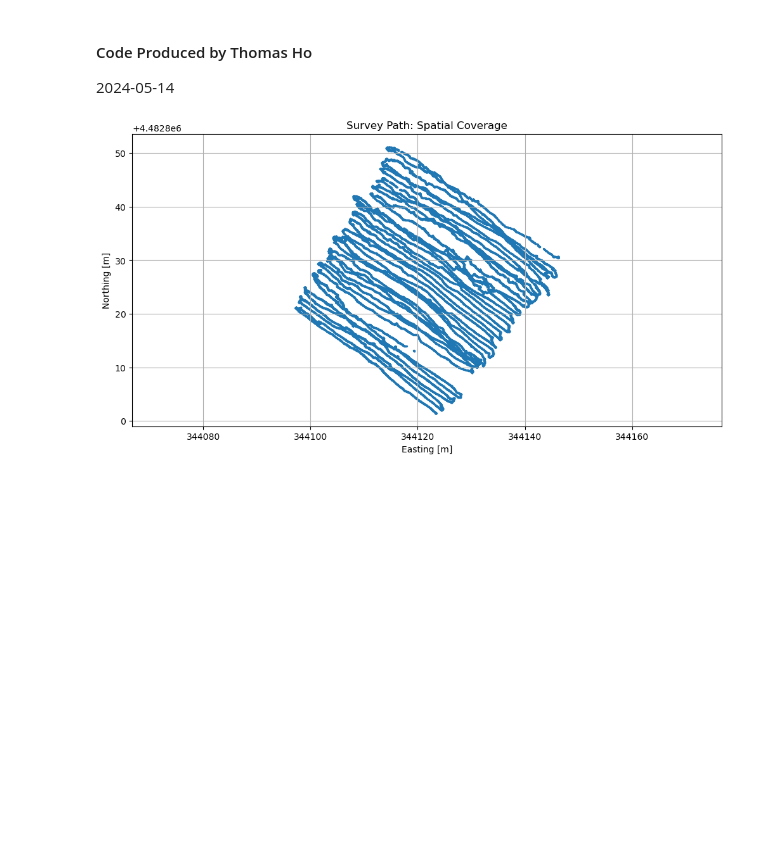
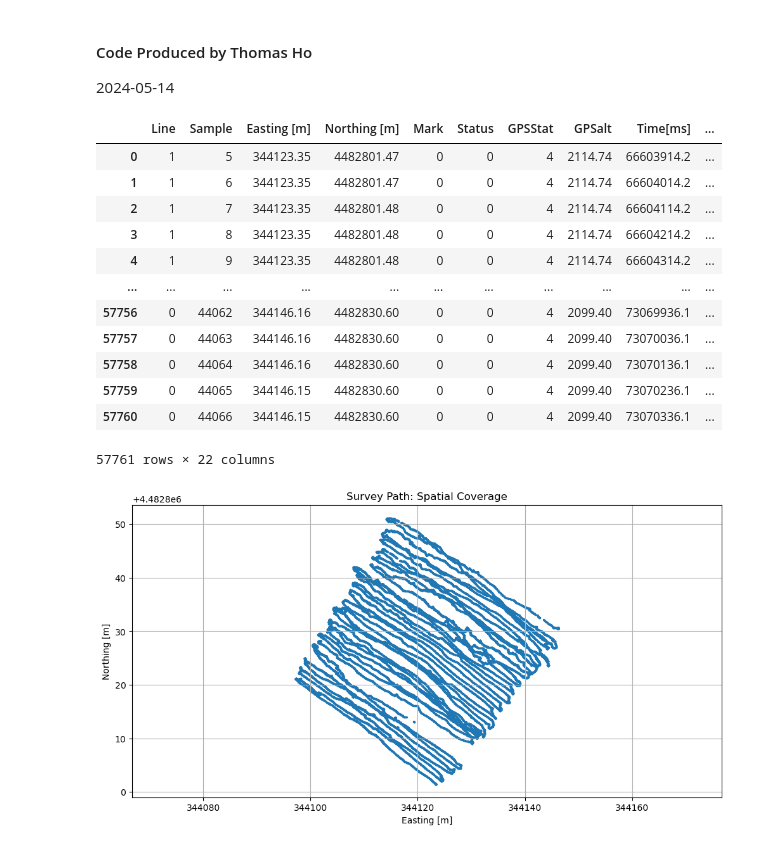
Before and after one commit to NathanSedmak/FDEM_Project_FC_2025, a Jupyter notebook: code/basic-processing.ipynb, the cells around one changed output. Drawn from its saved outputs; the diff is of its cells as text; code cells hidden in the pictures; blank space fills up the shorter version.

```diff
--- a/code/basic-processing.ipynb
+++ b/code/basic-processing.ipynb
@@ -9,15 +9,30 @@ from matplotlib.tri import Triangulation
 # %%
 df1 = pd.read_csv('../data/gem_1.csv')
 df2 = pd.read_csv('../data/gem_2.csv')
 
 combined_df = pd.concat([df1, df2], ignore_index=True)
 
 # Extract spatial and signal components
 x = combined_df['Easting [m]']
 y = combined_df['Northing [m]']
 frequencies = [450, 1530, 5310, 18330, 63030]
 
 tri = Triangulation(x, y)
+combined_df
+# %% [output]
+|  | Line | Sample | Easting [m] | Northing [m] | Mark | Status | GPSStat | GPSalt | Time[ms] | ... |
+| 0 | 1 | 5 | 344123.35 | 4482801.47 | 0 | 0 | 4 | 2114.74 | 66603914.2 | ... |
+| 1 | 1 | 6 | 344123.35 | 4482801.47 | 0 | 0 | 4 | 2114.74 | 66604014.2 | ... |
+| 2 | 1 | 7 | 344123.35 | 4482801.48 | 0 | 0 | 4 | 2114.74 | 66604114.2 | ... |
+| 3 | 1 | 8 | 344123.35 | 4482801.48 | 0 | 0 | 4 | 2114.74 | 66604214.2 | ... |
+| 4 | 1 | 9 | 344123.35 | 4482801.48 | 0 | 0 | 4 | 2114.74 | 66604314.2 | ... |
+| ... | ... | ... | ... | ... | ... | ... | ... | ... | ... | ... |
+| 57756 | 0 | 44062 | 344146.16 | 4482830.60 | 0 | 0 | 4 | 2099.40 | 73069936.1 | ... |
+| 57757 | 0 | 44063 | 344146.16 | 4482830.60 | 0 | 0 | 4 | 2099.40 | 73070036.1 | ... |
+| 57758 | 0 | 44064 | 344146.16 | 4482830.60 | 0 | 0 | 4 | 2099.40 | 73070136.1 | ... |
+| 57759 | 0 | 44065 | 344146.15 | 4482830.60 | 0 | 0 | 4 | 2099.40 | 73070236.1 | ... |
+| 57760 | 0 | 44066 | 344146.15 | 4482830.60 | 0 | 0 | 4 | 2099.40 | 73070336.1 | ... |
+57761 rows × 22 columns
 # %%
 # Spatial Coverage
 plt.figure(figsize=(12, 6))
```
Also changed, not shown: parts of 1 cell of this notebook, 6 other files.
